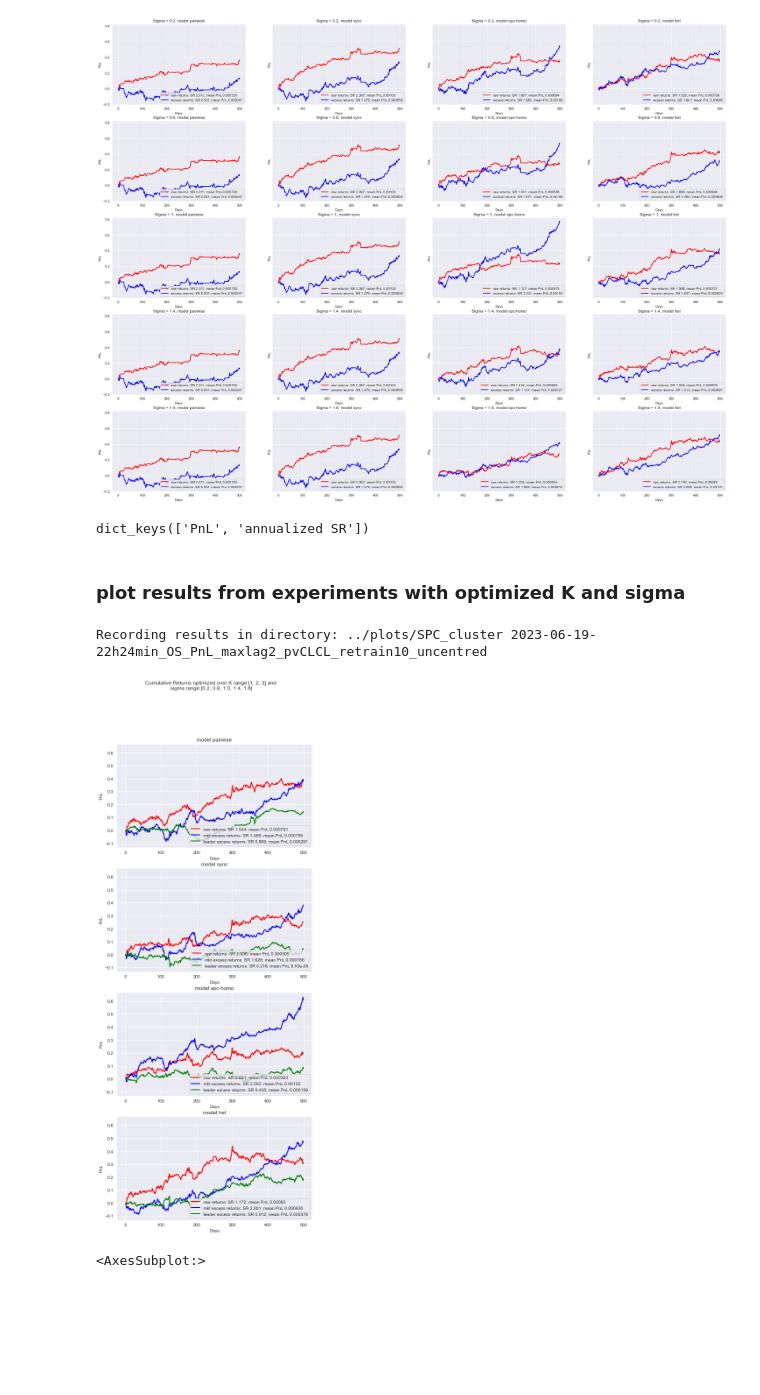
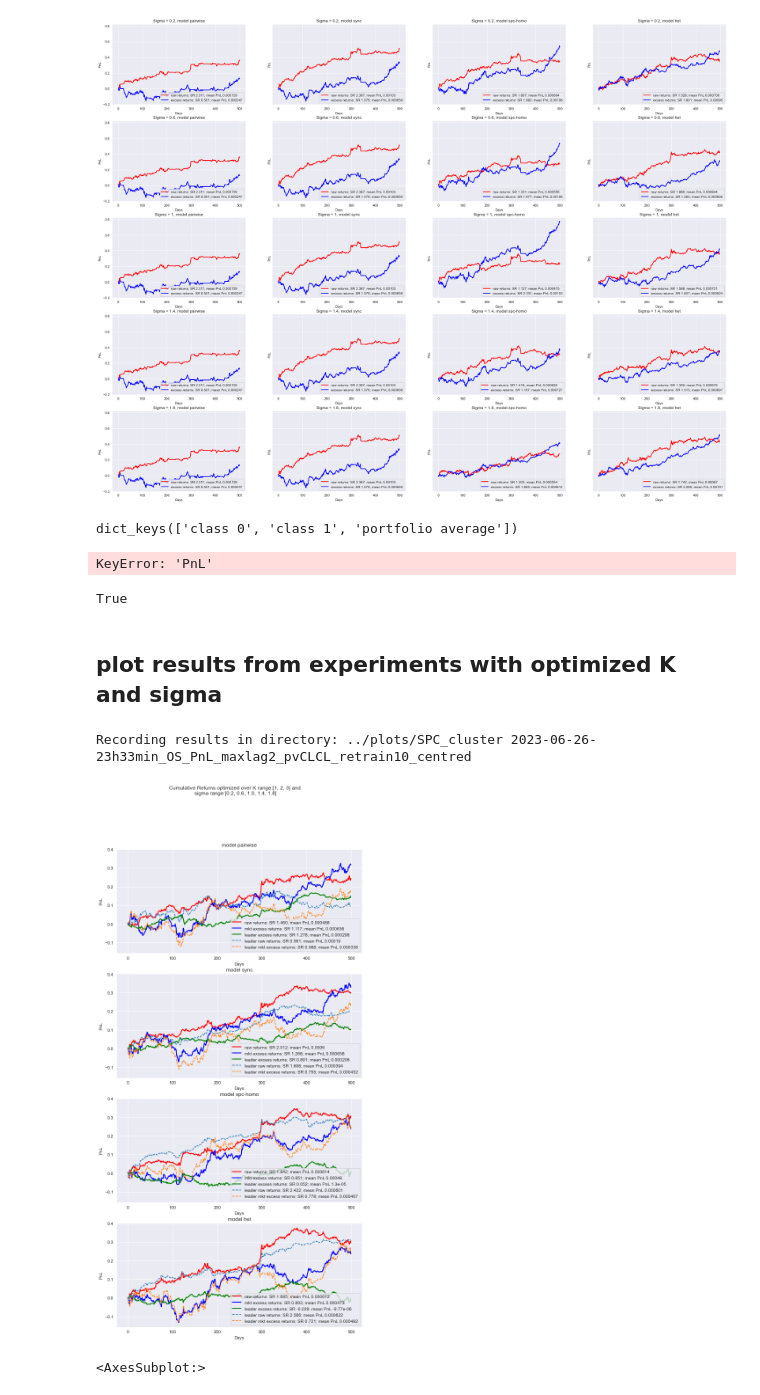
Before and after one commit to danni-shi/MRA, a Jupyter notebook: notebooks/test.ipynb, the cells around one changed output. Saved outputs shown, nothing was run; the diff lists cells and outputs as text; code cells hidden in the pictures; blank space fills up the shorter version.

Commit message:
added volume weighted weights for leaders and laggers

```diff
--- a/notebooks/test.ipynb
+++ b/notebooks/test.ipynb
@@ -155,14 +155,36 @@ start = 5; end = 500
 retrain_period = 10
 signal_length = 50
 file_name = f'start{start}end{end}_length{signal_length}_trade{retrain_period}'
-with open('../results/PnL_real_single/' + file_name + '.pkl', 'rb') as f:
+with open('../results/normalized_real/PnL_real_single/' + file_name + '.pkl', 'rb') as f:
     PnL_SR = pickle.load(f)
+
+with open('../results/normalized_real/PnL_real_single_weighted/' + file_name + '.pkl', 'rb') as f:
+    PnL_SR2 = pickle.load(f)
+# %%
+
+start = 5; end = 55
+retrain_period = 10
+signal_length = 50
+file_name = f'start{start}end{end}trade{retrain_period}'
+with open('../results/normalized_real/PnL_real_single/' + file_name + '.pkl', 'rb') as f:
+    PnL_SR = pickle.load(f)
+
+with open('../results/normalized_real/PnL_real_single_weighted/' + file_name + '.pkl', 'rb') as f:
+    PnL_SR2 = pickle.load(f)
 # %%
-PnL_SR['het'].keys()
+PnL_SR['pairwise'].keys()
 # %% [output]
-dict_keys(['PnL', 'annualized SR'])
+dict_keys(['class 0', 'class 1', 'portfolio average'])
+# %%
+df_test = pd.DataFrame({0:PnL_SR['pairwise']['PnL']['raw returns'], 1:PnL_SR2['pairwise']['PnL']['raw returns']})
+# %% [output]
+KeyError: 'PnL'
+# %%
+abs(np.sum(df_test.iloc[:,0] - df_test.iloc[:,1])) <1e-5
+# %% [output]
+True
 # %% [markdown]
-### plot results from experiments with optimized K and sigma
+## plot results from experiments with optimized K and sigma
 # %%
 import utils
 import pickle
@@ -171,7 +193,7 @@ start = 5; end = 500
 retrain_period = 10
 signal_length = 50
 file_name = f'start{start}end{end}_length{signal_length}_trade{retrain_period}'
-with open('../results/normalized_real/PnL_real_single/' + file_name + '.pkl', 'rb') as f:
+with open('../results/normalized_real/PnL_real_single_weighted/' + file_name + '.pkl', 'rb') as f:
     PnL_SR = pickle.load(f)
 
 K_range = [1,2,3]
@@ -181,7 +203,7 @@ models = ['pairwise', 'sync', 'spc-homo', 'het']
 
 fig, axes = plt.subplots(
     len(models),1,
-    figsize=(8,5*len(models)),
+    figsize=(10,5*len(models)),
     squeeze=False,sharey=True)
 # 1 plot for each model
 for j, model in enumerate(models):
@@ -193,35 +215,35 @@ for j, model in enumerate(models):
     for return_type, values in returns_dict['PnL'].items():
         # cumsum evaluate the returns of a portfolio of a constant volume
         values[np.isnan(values)]=0
         cum_pnl = np.cumsum(values)
         # show the average PnL in red and Bold
         if return_type == 'raw returns':
             plot_config ={'linestyle': 'solid',
                           'color': 'red',
                           'linewidth': 2}
         elif return_type == 'mkt excess returns':
             plot_config ={'linestyle': 'solid',
                           'color': 'blue',
                           'linewidth': 2}
         elif return_type == 'leader excess returns':
             plot_config ={'linestyle': 'solid',
                       'color': 'green',
                       'linewidth': 2}
         else:
             plot_config = {'linestyle': 'dashed'}
         SR = returns_dict['annualized SR'][return_type]
         mean_PnL = np.mean(values) # include the first few days when no trading occurs
         ax.plot(np.arange(len(values)), cum_pnl, label=f'{return_type}: SR {SR:.3f}; mean PnL {mean_PnL:.3g}', **plot_config)
     ax.legend(loc='lower right')
     ax.grid(visible=True)
 fig.suptitle(f'Cumulative Returns optimized over K range:{list(K_range)} and \nsigma range:{PnL_sigma_range}')
 # change folder name accroding to experiment specications
 folder_name = f'OS_PnL_maxlag2_pvCLCL_retrain10_centred'
 results_save_dir = utils.save_to_folder('../plots/SPC_cluster', folder_name)
 plt.savefig(results_save_dir + f'/single_best_k_sigma')
 # %% [output]
-Recording results in directory: ../plots/SPC_cluster 2023-06-19-22h24min_OS_PnL_maxlag2_pvCLCL_retrain10_uncentred
+Recording results in directory: ../plots/SPC_cluster 2023-06-26-23h33min_OS_PnL_maxlag2_pvCLCL_retrain10_centred
-[figure, old version]
+[figure, new version]
 # %%
 data_path = '../../data/pvCLCL_clean.csv'
 df_returns = pd.read_csv(data_path,index_col=0)
```
Also changed, not shown: parts of 4 cells of this notebook, 4 other files.
